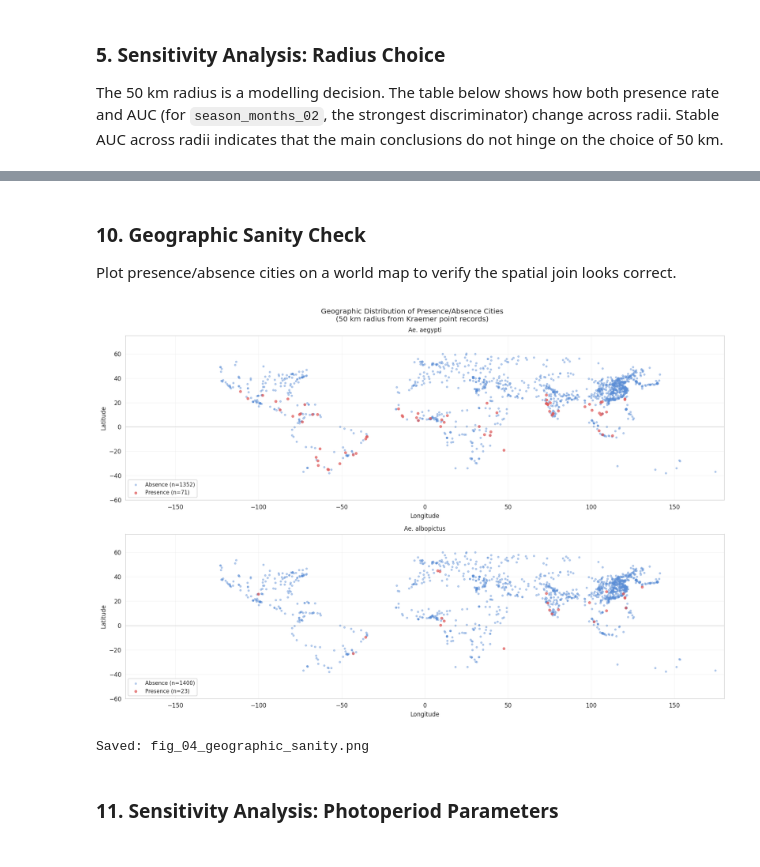
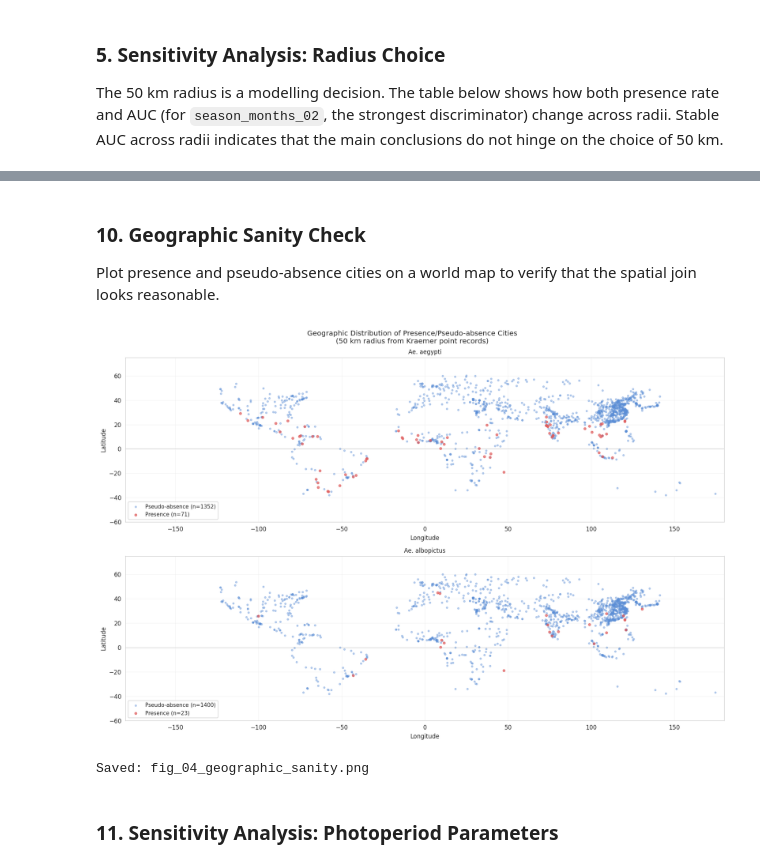
Before and after one commit to andreslill/mosquito-season-suitability, a Jupyter notebook: notebooks/methodology_and_validation.ipynb, the cells around one changed output, grey strips where cells are left out. Cells and saved outputs as stored; diff of their text form; code cells hidden in the pictures.

```diff
--- a/notebooks/methodology_and_validation.ipynb
+++ b/notebooks/methodology_and_validation.ipynb
@@ -435,9 +574,9 @@ for species_label, df in [('Ae. aegypti', cities_aeg), ('Ae. albopictus', cities
             'Species':         species_label,
             'Metric':          metric,
             'Presence n':      len(pres),
-            'Absence n':       len(abs_),
+            'Pseudo-absence n':       len(abs_),
             'Presence median': round(pres[metric].median(), 3),
-            'Absence median':  round(abs_[metric].median(), 3),
+            'Pseudo-absence median':  round(abs_[metric].median(), 3),
             'MW p-value':      '< 0.001' if p < 0.001 else round(p, 4),
             "Cohen's d":       round(d, 3),
             'AUC':             point,
@@ -448,7 +587,7 @@ summary = pd.DataFrame(rows)
 summary.to_csv('validation_summary.csv', index=False)
 
 print('=== AUC Summary ===')
-print(summary[['Species','Metric','Presence median','Absence median','AUC','AUC 95% CI']].to_string(index=False))
+print(summary[['Species','Metric','Presence median','Pseudo-absence median','AUC','AUC 95% CI']].to_string(index=False))
 print()
 print('Full summary saved: validation_summary.csv')
 # %% [output]
@@ -469,34 +608,34 @@ Full summary saved: validation_summary.csv
 # %% [markdown]
 ### 10. Geographic Sanity Check
 
-Plot presence/absence cities on a world map to verify the spatial join looks correct.
+Plot presence and pseudo-absence cities on a world map to verify that the spatial join looks reasonable.
 # %%
 fig, axes = plt.subplots(2, 1, figsize=(15, 10))
-fig.suptitle('Geographic Distribution of Presence/Absence Cities\n(50 km radius from Kraemer point records)',
+fig.suptitle('Geographic Distribution of Presence/Pseudo-absence Cities\n(50 km radius from Kraemer point records)',
              fontsize=12)
 
 for ax, (species_label, df) in zip(axes, [('Ae. aegypti', cities_aeg), ('Ae. albopictus', cities_alb)]):
     pres = df[df['presence'] == 1]
     abs_ = df[df['presence'] == 0]
 
-    ax.scatter(abs_['lon'], abs_['lat'], s=8, alpha=0.4, color='#5b8ed6', label=f'Absence (n={len(abs_)})', zorder=2)
+    ax.scatter(abs_['lon'], abs_['lat'], s=8, alpha=0.4, color='#5b8ed6', label=f'Pseudo-absence (n={len(abs_)})', zorder=2)
     ax.scatter(pres['lon'], pres['lat'], s=15, alpha=0.7, color='#e05c5c', label=f'Presence (n={len(pres)})', zorder=3)
 
     ax.set_title(species_label, fontsize=10)
     ax.set_xlim(-180, 180)
     ax.set_ylim(-60, 75)
     ax.set_xlabel('Longitude')
     ax.set_ylabel('Latitude')
     ax.axhline(0, color='grey', lw=0.5, alpha=0.5)
     ax.legend(fontsize=9, loc='lower left')
     ax.grid(True, alpha=0.2)
 
 plt.tight_layout()
 plt.savefig('fig_04_geographic_sanity.png', dpi=150, bbox_inches='tight')
 plt.show()
 print('Saved: fig_04_geographic_sanity.png')
 # %% [output]
-[figure, old version]
+[figure, new version]
 Saved: fig_04_geographic_sanity.png
 # %% [markdown]
 ### 11. Sensitivity Analysis: Photoperiod Parameters
```
Also changed, not shown: parts of 57 cells of this notebook.
